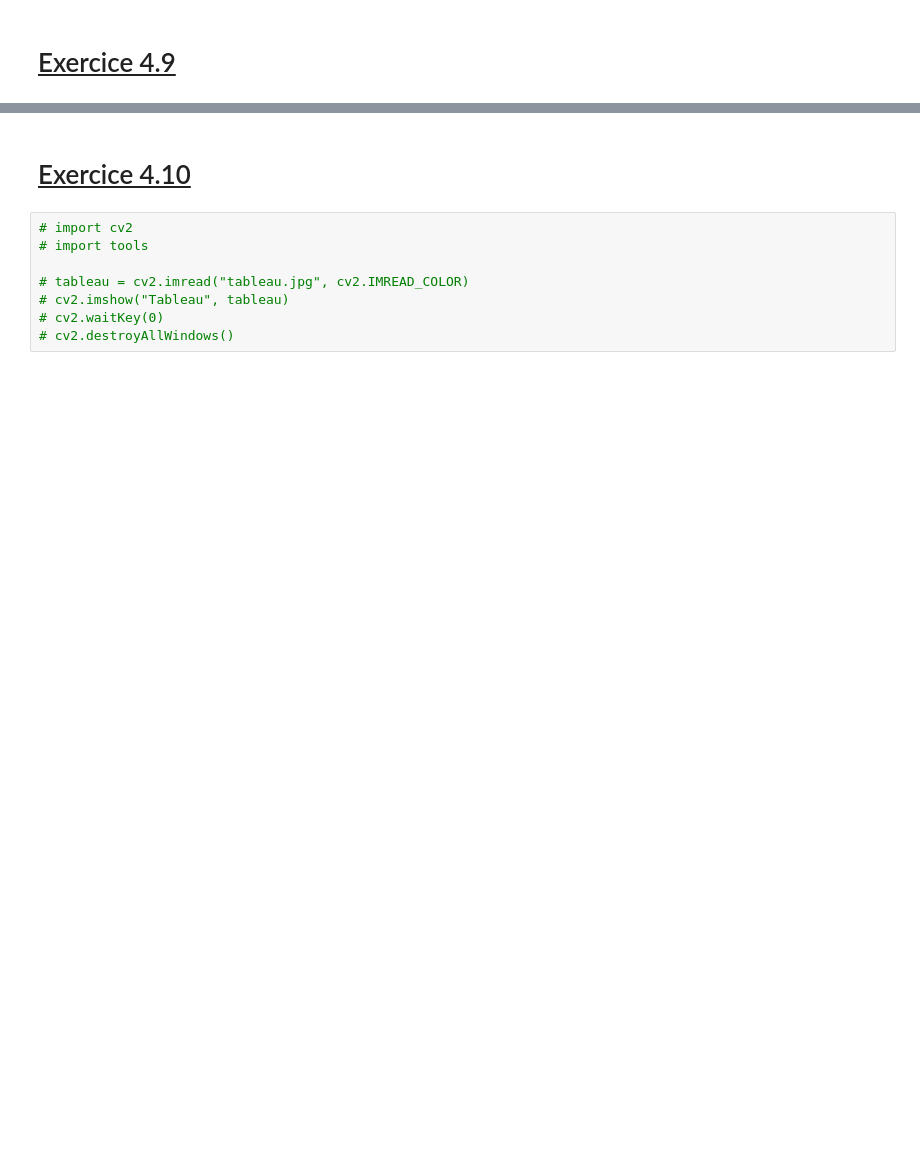
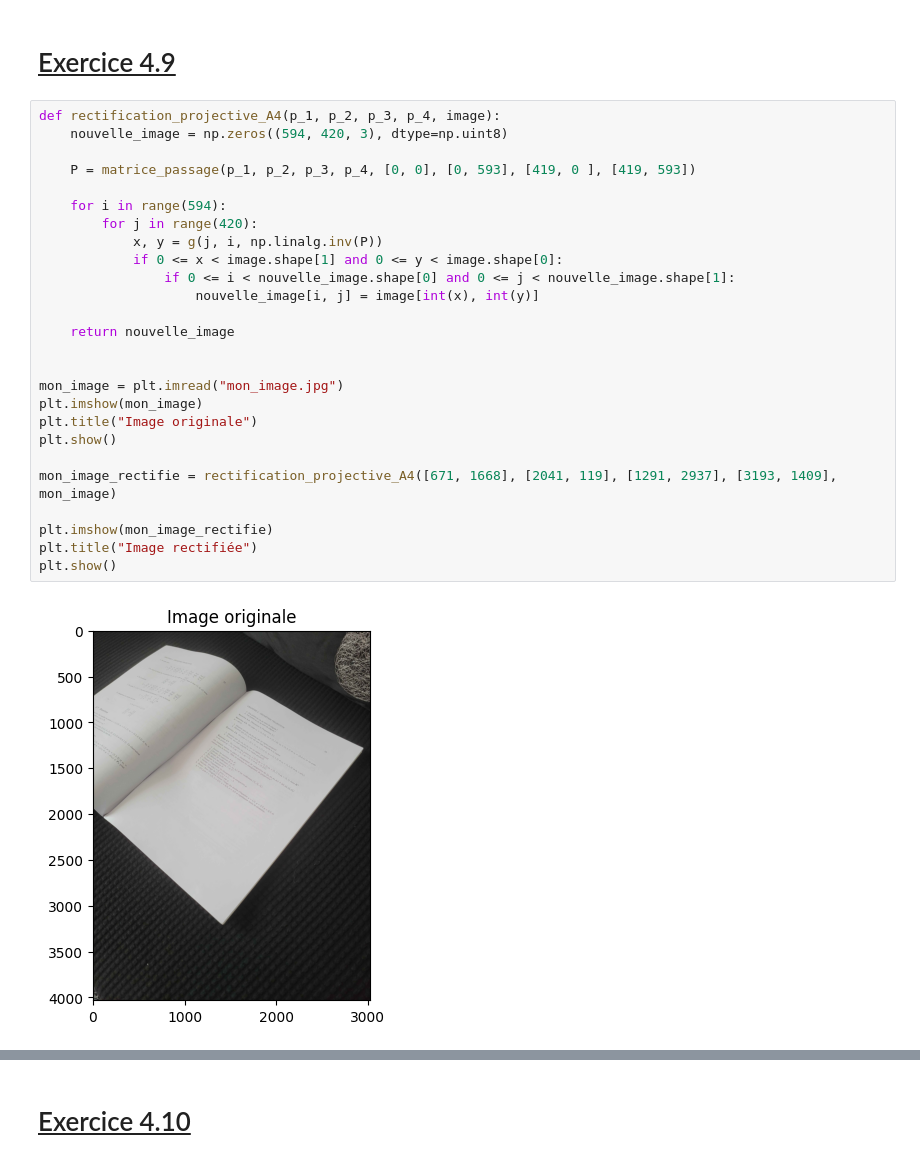
Before and after one commit to LoKiseRaven/Cours, a Jupyter notebook: Maths3D/TP2/TP2.ipynb, the cells around one changed output, grey strips where cells are left out. Saved outputs shown, nothing was run; the diff lists cells and outputs as text; blank space fills up the shorter version.

```diff
--- a/Maths3D/TP2/TP2.ipynb
+++ b/Maths3D/TP2/TP2.ipynb
@@ -211,2 +212,30 @@ plt.show()
 # %% [markdown]
 # <u>Exercice 4.9</u>
+# %%
+def rectification_projective_A4(p_1, p_2, p_3, p_4, image):
+    nouvelle_image = np.zeros((594, 420, 3), dtype=np.uint8)
+
+    P = matrice_passage(p_1, p_2, p_3, p_4, [0, 0], [0, 593], [419, 0 ], [419, 593])
+
+    for i in range(594):
+        for j in range(420):
+            x, y = g(j, i, np.linalg.inv(P))
+            if 0 <= x < image.shape[1] and 0 <= y < image.shape[0]:
+                if 0 <= i < nouvelle_image.shape[0] and 0 <= j < nouvelle_image.shape[1]:
+                    nouvelle_image[i, j] = image[int(x), int(y)]
+
+    return nouvelle_image
+
+
+mon_image = plt.imread("mon_image.jpg")
+plt.imshow(mon_image)
+plt.title("Image originale")
+plt.show()
+
+mon_image_rectifie = rectification_projective_A4([671, 1668], [2041, 119], [1291, 2937], [3193, 1409], mon_image)
+
+plt.imshow(mon_image_rectifie)
+plt.title("Image rectifiée")
+plt.show()
+# %% [output]
+[figure, added]
@@ -213,11 +243,3 @@ plt.show()
 # %% [markdown]
 # <u>Exercice 4.10</u>
-# %%
-# import cv2
-# import tools
-
-# tableau = cv2.imread("tableau.jpg", cv2.IMREAD_COLOR)
-# cv2.imshow("Tableau", tableau)
-# cv2.waitKey(0)
-# cv2.destroyAllWindows()
 # %%
```
Also changed, not shown: parts of 4 cells of this notebook, 1 other file.
